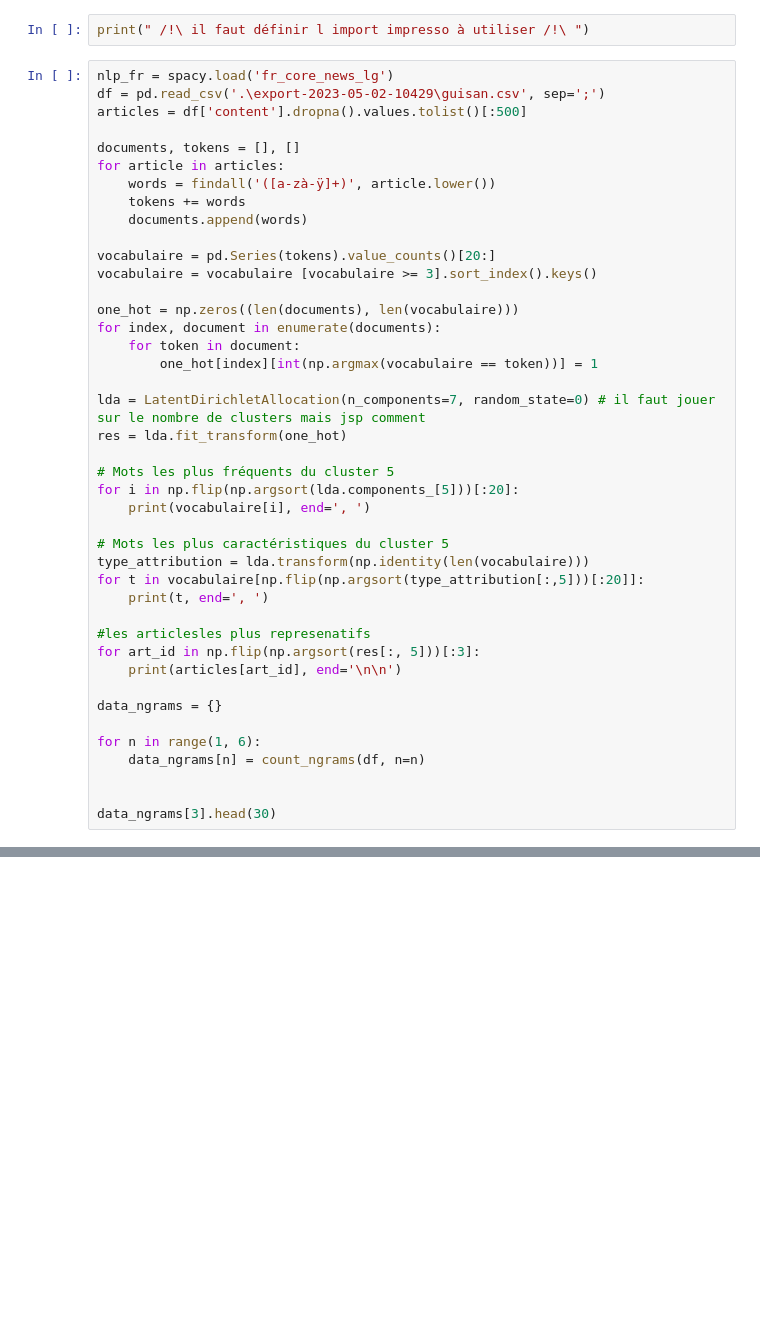
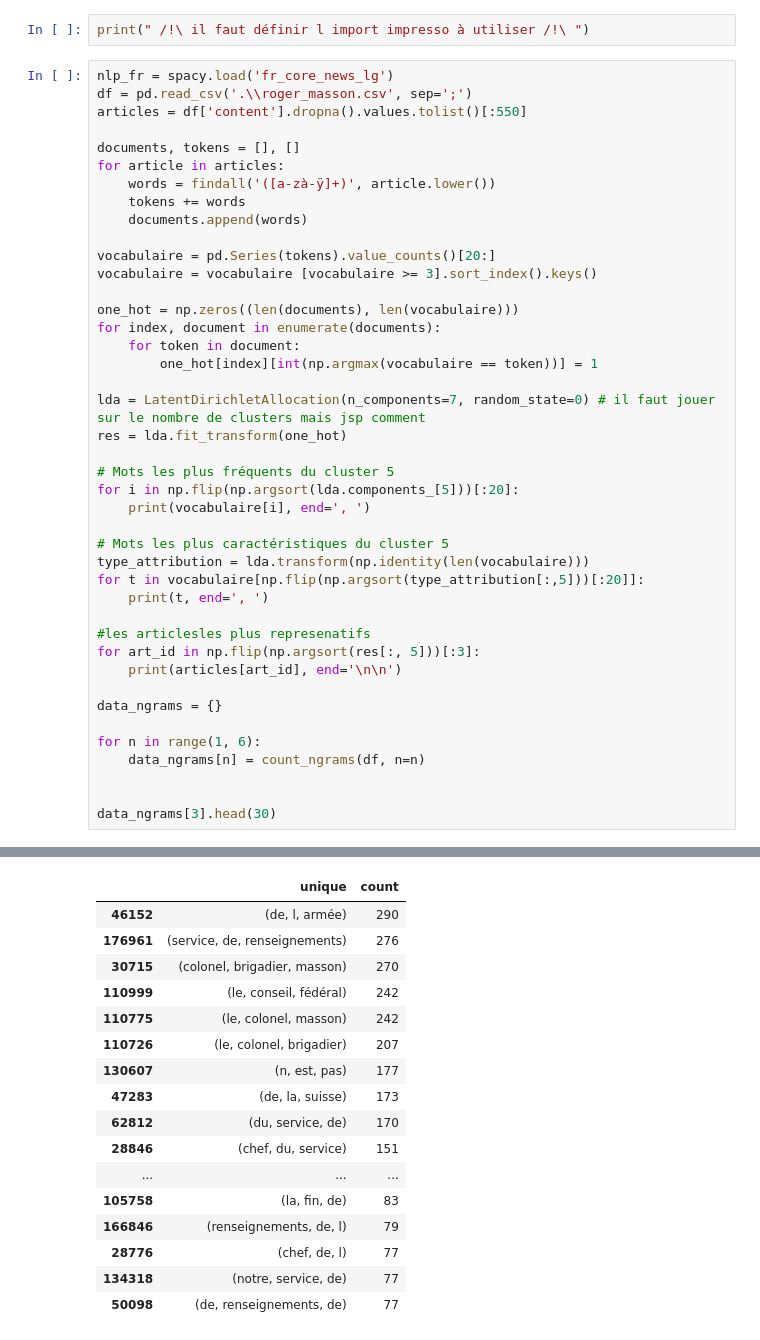
Before and after one commit to TheoVasa/SHS-PROJET, a Jupyter notebook: merged_exercise_usefull.ipynb, the cells around one changed output, grey strips where cells are left out. Cells and saved outputs as stored; diff of their text form; blank space fills up the shorter version.

```diff
--- a/merged_exercise_usefull.ipynb
+++ b/merged_exercise_usefull.ipynb
@@ -162,8 +162,8 @@ def count_ngram_occurrences(df, ngram: tuple):
 print(" /!\ il faut définir l import impresso à utiliser /!\ ")
 # %%
 nlp_fr = spacy.load('fr_core_news_lg')
-df = pd.read_csv('.\export-2023-05-02-10429\guisan.csv', sep=';')
-articles = df['content'].dropna().values.tolist()[:500]
+df = pd.read_csv('.\\roger_masson.csv', sep=';')
+articles = df['content'].dropna().values.tolist()[:550]
 
 documents, tokens = [], []
 for article in articles:
@@ -202,3 +202,4 @@ for n in range(1, 6):
 
 
 data_ngrams[3].head(30)
+# %% [output]
@@ -205,2 +222,19 @@ data_ngrams[3].head(30)
+|  | unique | count |
+| 46152 | (de, l, armée) | 290 |
+| 176961 | (service, de, renseignements) | 276 |
+| 30715 | (colonel, brigadier, masson) | 270 |
+| 110999 | (le, conseil, fédéral) | 242 |
+| 110775 | (le, colonel, masson) | 242 |
+| 110726 | (le, colonel, brigadier) | 207 |
+| 130607 | (n, est, pas) | 177 |
+| 47283 | (de, la, suisse) | 173 |
+| 62812 | (du, service, de) | 170 |
+| 28846 | (chef, du, service) | 151 |
+| ... | ... | ... |
+| 105758 | (la, fin, de) | 83 |
+| 166846 | (renseignements, de, l) | 79 |
+| 28776 | (chef, de, l) | 77 |
+| 134318 | (notre, service, de) | 77 |
+| 50098 | (de, renseignements, de) | 77 |
 # %%
 data_ngrams[5].head(30)
```
Also changed, not shown: parts of 6 cells of this notebook.
